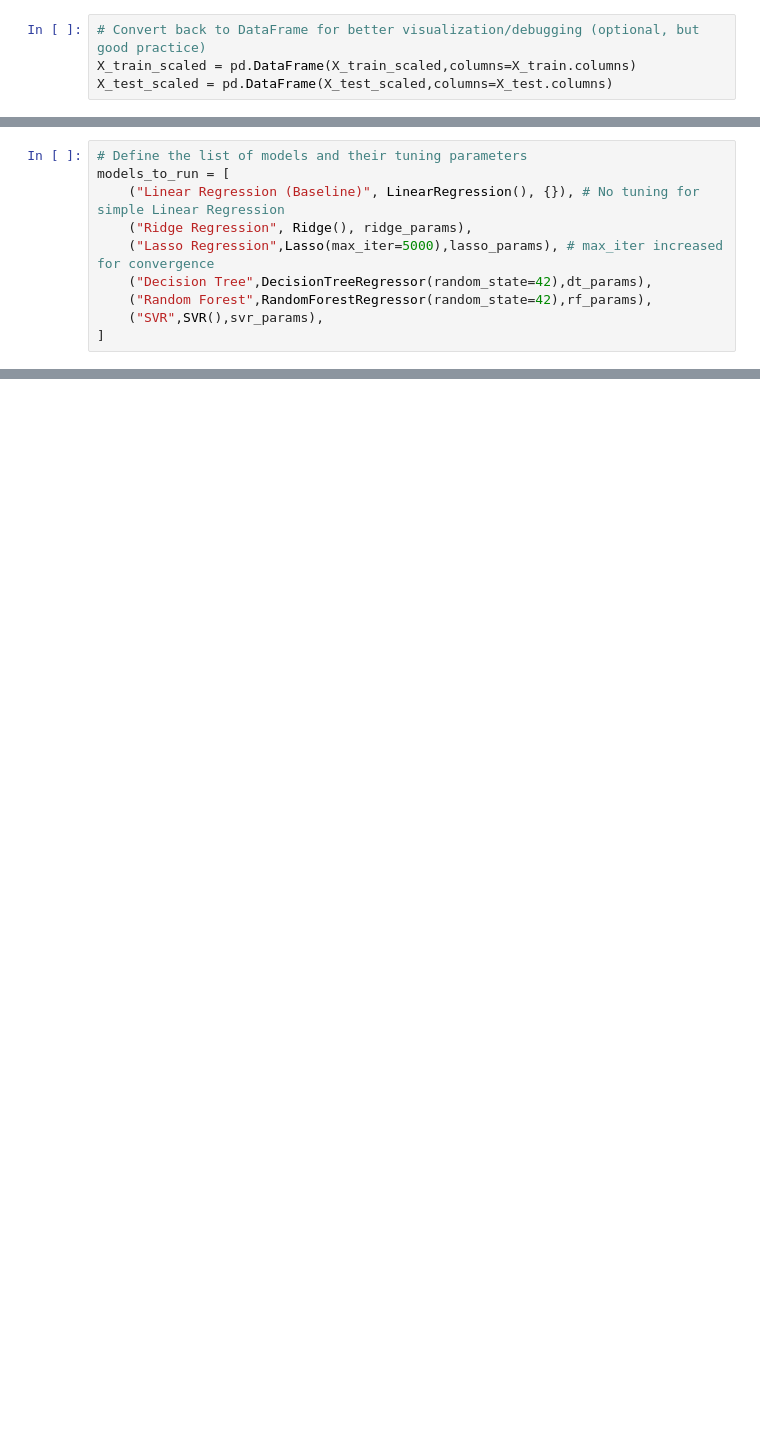
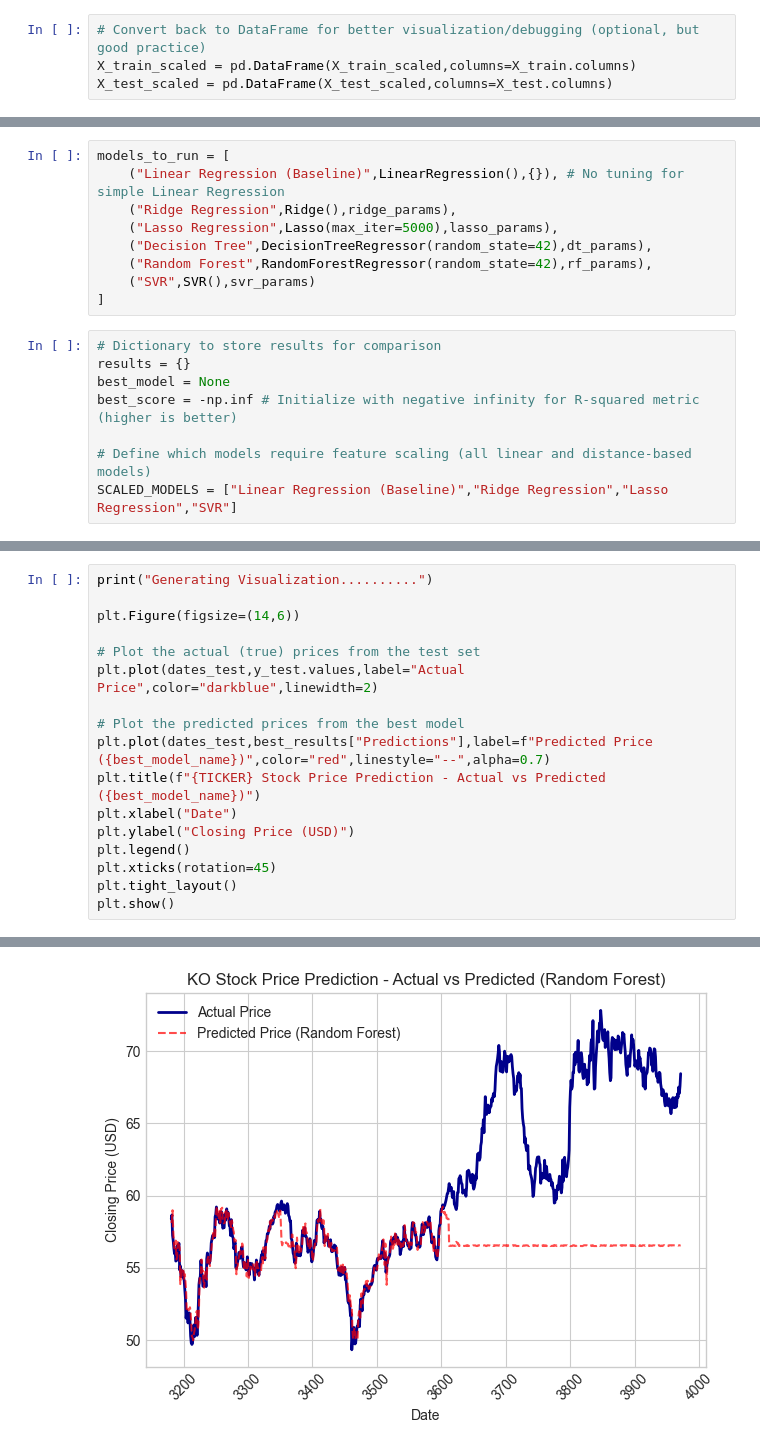
Before and after one commit to charlesakinnurun/coca-cola-stock, a Jupyter notebook: model.ipynb, the cells around one changed output, grey strips where cells are left out. Cells and saved outputs as stored; diff of their text form; blank space fills up the shorter version.

```diff
--- a/model.ipynb
+++ b/model.ipynb
@@ -181 +199,18 @@ X_test_scaled = pd.DataFrame(X_test_scaled,columns=X_test.columns)
+# %%
+models_to_run = [
+    ("Linear Regression (Baseline)",LinearRegression(),{}), # No tuning for simple Linear Regression
+    ("Ridge Regression",Ridge(),ridge_params),
+    ("Lasso Regression",Lasso(max_iter=5000),lasso_params),
+    ("Decision Tree",DecisionTreeRegressor(random_state=42),dt_params),
+    ("Random Forest",RandomForestRegressor(random_state=42),rf_params),
+    ("SVR",SVR(),svr_params)
+]
+# %%
+# Dictionary to store results for comparison
+results = {}
+best_model = None
+best_score = -np.inf # Initialize with negative infinity for R-squared metric (higher is better)
+
+# Define which models require feature scaling (all linear and distance-based models)
+SCALED_MODELS = ["Linear Regression (Baseline)","Ridge Regression","Lasso Regression","SVR"]
 # %% [markdown]
@@ -211,10 +217,0 @@ Model Training and Comparison
-# %%
-# Define the list of models and their tuning parameters
-models_to_run = [
-    ("Linear Regression (Baseline)", LinearRegression(), {}), # No tuning for simple Linear Regression
-    ("Ridge Regression", Ridge(), ridge_params),
-    ("Lasso Regression",Lasso(max_iter=5000),lasso_params), # max_iter increased for convergence
-    ("Decision Tree",DecisionTreeRegressor(random_state=42),dt_params),
-    ("Random Forest",RandomForestRegressor(random_state=42),rf_params),
-    ("SVR",SVR(),svr_params),
-]
@@ -298,0 +321,18 @@ for name,model,params in models_to_run:
+# %%
+print("Generating Visualization..........")
+
+plt.Figure(figsize=(14,6))
+
+# Plot the actual (true) prices from the test set
+plt.plot(dates_test,y_test.values,label="Actual Price",color="darkblue",linewidth=2)
+
+# Plot the predicted prices from the best model
+plt.plot(dates_test,best_results["Predictions"],label=f"Predicted Price ({best_model_name})",color="red",linestyle="--",alpha=0.7)
+plt.title(f"{TICKER} Stock Price Prediction - Actual vs Predicted ({best_model_name})")
+plt.xlabel("Date")
+plt.ylabel("Closing Price (USD)")
+plt.legend()
+plt.xticks(rotation=45)
+plt.tight_layout()
+plt.show()
+# %% [output]
@@ -298,0 +340 @@ for name,model,params in models_to_run:
+[figure, added]
```
Also changed, not shown: parts of 34 cells of this notebook, 1 other file.
